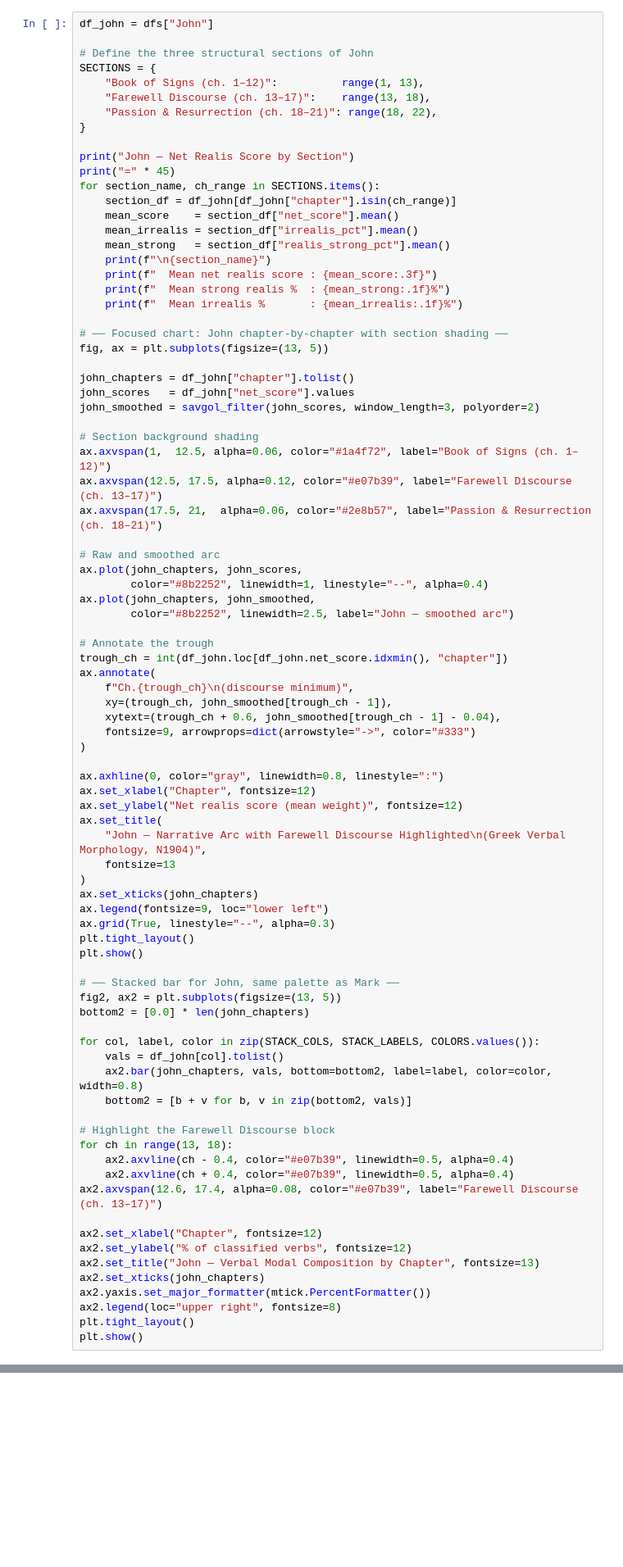
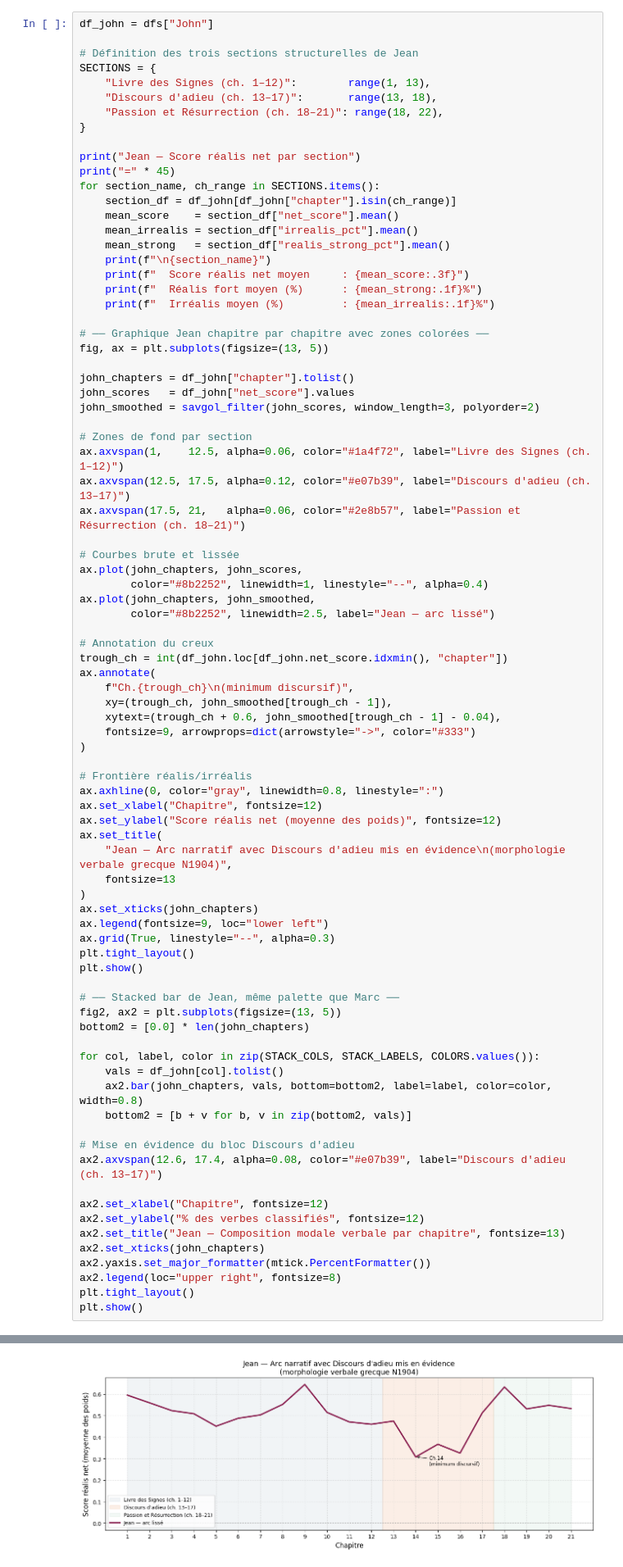
Before and after one commit to ronanguilloux/Greek-Scriptures-on-NLP, a Jupyter notebook: Mark_Event_Arc.ipynb, the cells around one changed output, grey strips where cells are left out. Shown at 82% size. Cells and saved outputs as stored; diff of their text form; blank space fills up the shorter version.

```diff
--- a/Mark_Event_Arc.ipynb
+++ b/Mark_Event_Arc.ipynb
@@ -521,14 +607,14 @@ validates the morpho-aspectual approach.
 # %%
 df_john = dfs["John"]
 
-# Define the three structural sections of John
+# Définition des trois sections structurelles de Jean
 SECTIONS = {
-    "Book of Signs (ch. 1–12)":          range(1, 13),
-    "Farewell Discourse (ch. 13–17)":    range(13, 18),
-    "Passion & Resurrection (ch. 18–21)": range(18, 22),
+    "Livre des Signes (ch. 1–12)":        range(1, 13),
+    "Discours d'adieu (ch. 13–17)":       range(13, 18),
+    "Passion et Résurrection (ch. 18–21)": range(18, 22),
 }
 
-print("John — Net Realis Score by Section")
+print("Jean — Score réalis net par section")
 print("=" * 45)
 for section_name, ch_range in SECTIONS.items():
     section_df = df_john[df_john["chapter"].isin(ch_range)]
@@ -536,42 +622,43 @@ for section_name, ch_range in SECTIONS.items():
     mean_irrealis = section_df["irrealis_pct"].mean()
     mean_strong   = section_df["realis_strong_pct"].mean()
     print(f"\n{section_name}")
-    print(f"  Mean net realis score : {mean_score:.3f}")
-    print(f"  Mean strong realis %  : {mean_strong:.1f}%")
-    print(f"  Mean irrealis %       : {mean_irrealis:.1f}%")
+    print(f"  Score réalis net moyen     : {mean_score:.3f}")
+    print(f"  Réalis fort moyen (%)      : {mean_strong:.1f}%")
+    print(f"  Irréalis moyen (%)         : {mean_irrealis:.1f}%")
 
-# ── Focused chart: John chapter-by-chapter with section shading ──
+# ── Graphique Jean chapitre par chapitre avec zones colorées ──
 fig, ax = plt.subplots(figsize=(13, 5))
 
 john_chapters = df_john["chapter"].tolist()
 john_scores   = df_john["net_score"].values
 john_smoothed = savgol_filter(john_scores, window_length=3, polyorder=2)
 
-# Section background shading
-ax.axvspan(1,  12.5, alpha=0.06, color="#1a4f72", label="Book of Signs (ch. 1–12)")
-ax.axvspan(12.5, 17.5, alpha=0.12, color="#e07b39", label="Farewell Discourse (ch. 13–17)")
-ax.axvspan(17.5, 21,  alpha=0.06, color="#2e8b57", label="Passion & Resurrection (ch. 18–21)")
+# Zones de fond par section
+ax.axvspan(1,    12.5, alpha=0.06, color="#1a4f72", label="Livre des Signes (ch. 1–12)")
+ax.axvspan(12.5, 17.5, alpha=0.12, color="#e07b39", label="Discours d'adieu (ch. 13–17)")
+ax.axvspan(17.5, 21,   alpha=0.06, color="#2e8b57", label="Passion et Résurrection (ch. 18–21)")
 
-# Raw and smoothed arc
+# Courbes brute et lissée
 ax.plot(john_chapters, john_scores,
         color="#8b2252", linewidth=1, linestyle="--", alpha=0.4)
 ax.plot(john_chapters, john_smoothed,
-        color="#8b2252", linewidth=2.5, label="John — smoothed arc")
+        color="#8b2252", linewidth=2.5, label="Jean — arc lissé")
 
-# Annotate the trough
+# Annotation du creux
 trough_ch = int(df_john.loc[df_john.net_score.idxmin(), "chapter"])
 ax.annotate(
-    f"Ch.{trough_ch}\n(discourse minimum)",
+    f"Ch.{trough_ch}\n(minimum discursif)",
     xy=(trough_ch, john_smoothed[trough_ch - 1]),
     xytext=(trough_ch + 0.6, john_smoothed[trough_ch - 1] - 0.04),
     fontsize=9, arrowprops=dict(arrowstyle="->", color="#333")
 )
 
+# Frontière réalis/irréalis
 ax.axhline(0, color="gray", linewidth=0.8, linestyle=":")
-ax.set_xlabel("Chapter", fontsize=12)
-ax.set_ylabel("Net realis score (mean weight)", fontsize=12)
+ax.set_xlabel("Chapitre", fontsize=12)
+ax.set_ylabel("Score réalis net (moyenne des poids)", fontsize=12)
 ax.set_title(
-    "John — Narrative Arc with Farewell Discourse Highlighted\n(Greek Verbal Morphology, N1904)",
+    "Jean — Arc narratif avec Discours d'adieu mis en évidence\n(morphologie verbale grecque N1904)",
     fontsize=13
 )
 ax.set_xticks(john_chapters)
@@ -580,7 +667,7 @@ ax.grid(True, linestyle="--", alpha=0.3)
 plt.tight_layout()
 plt.show()
 
-# ── Stacked bar for John, same palette as Mark ──
+# ── Stacked bar de Jean, même palette que Marc ──
 fig2, ax2 = plt.subplots(figsize=(13, 5))
 bottom2 = [0.0] * len(john_chapters)
 
@@ -589,17 +676,15 @@ for col, label, color in zip(STACK_COLS, STACK_LABELS, COLORS.values()):
     ax2.bar(john_chapters, vals, bottom=bottom2, label=label, color=color, width=0.8)
     bottom2 = [b + v for b, v in zip(bottom2, vals)]
 
-# Highlight the Farewell Discourse block
-for ch in range(13, 18):
-    ax2.axvline(ch - 0.4, color="#e07b39", linewidth=0.5, alpha=0.4)
-    ax2.axvline(ch + 0.4, color="#e07b39", linewidth=0.5, alpha=0.4)
-ax2.axvspan(12.6, 17.4, alpha=0.08, color="#e07b39", label="Farewell Discourse (ch. 13–17)")
+# Mise en évidence du bloc Discours d'adieu
+ax2.axvspan(12.6, 17.4, alpha=0.08, color="#e07b39", label="Discours d'adieu (ch. 13–17)")
 
-ax2.set_xlabel("Chapter", fontsize=12)
-ax2.set_ylabel("% of classified verbs", fontsize=12)
-ax2.set_title("John — Verbal Modal Composition by Chapter", fontsize=13)
+ax2.set_xlabel("Chapitre", fontsize=12)
+ax2.set_ylabel("% des verbes classifiés", fontsize=12)
+ax2.set_title("Jean — Composition modale verbale par chapitre", fontsize=13)
 ax2.set_xticks(john_chapters)
 ax2.yaxis.set_major_formatter(mtick.PercentFormatter())
 ax2.legend(loc="upper right", fontsize=8)
 plt.tight_layout()
 plt.show()
+# %% [output]
@@ -605,0 +708 @@ plt.show()
+[figure, added]
```
Also changed, not shown: parts of 22 cells of this notebook.
